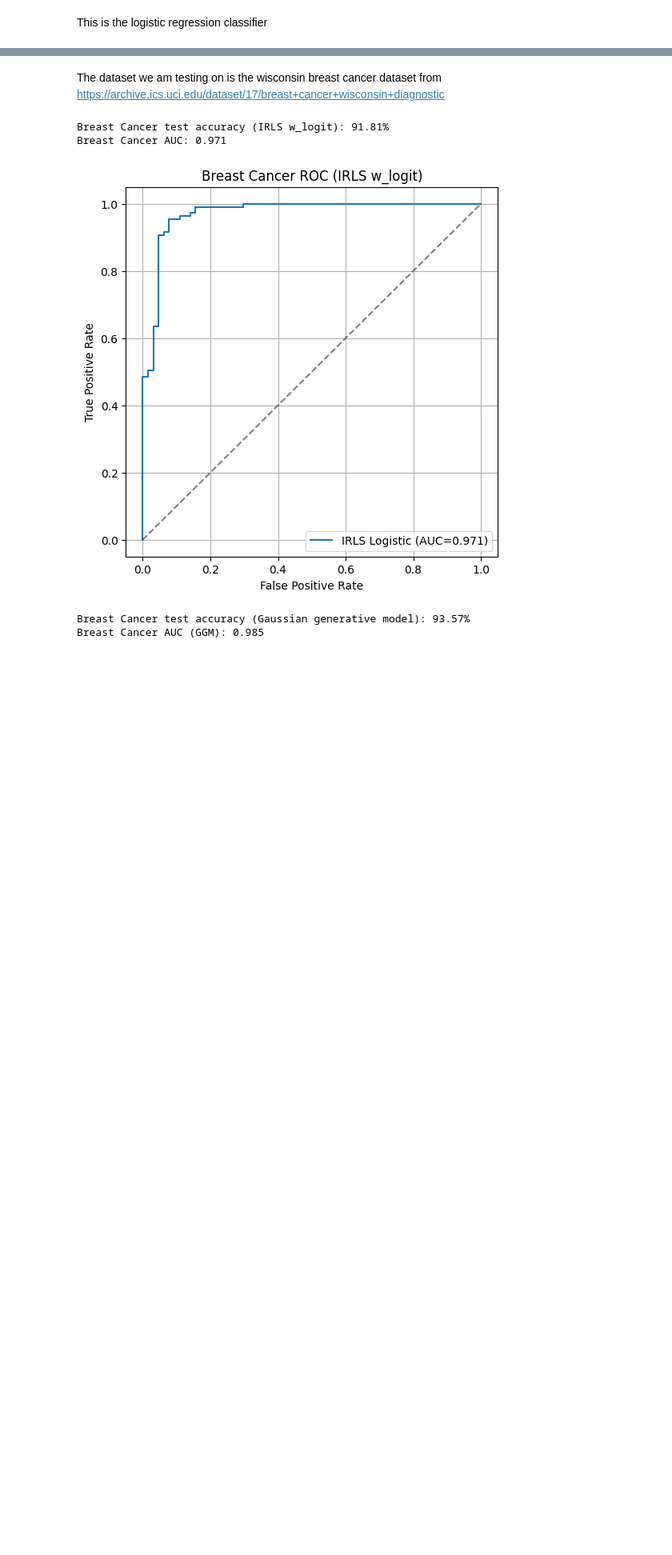
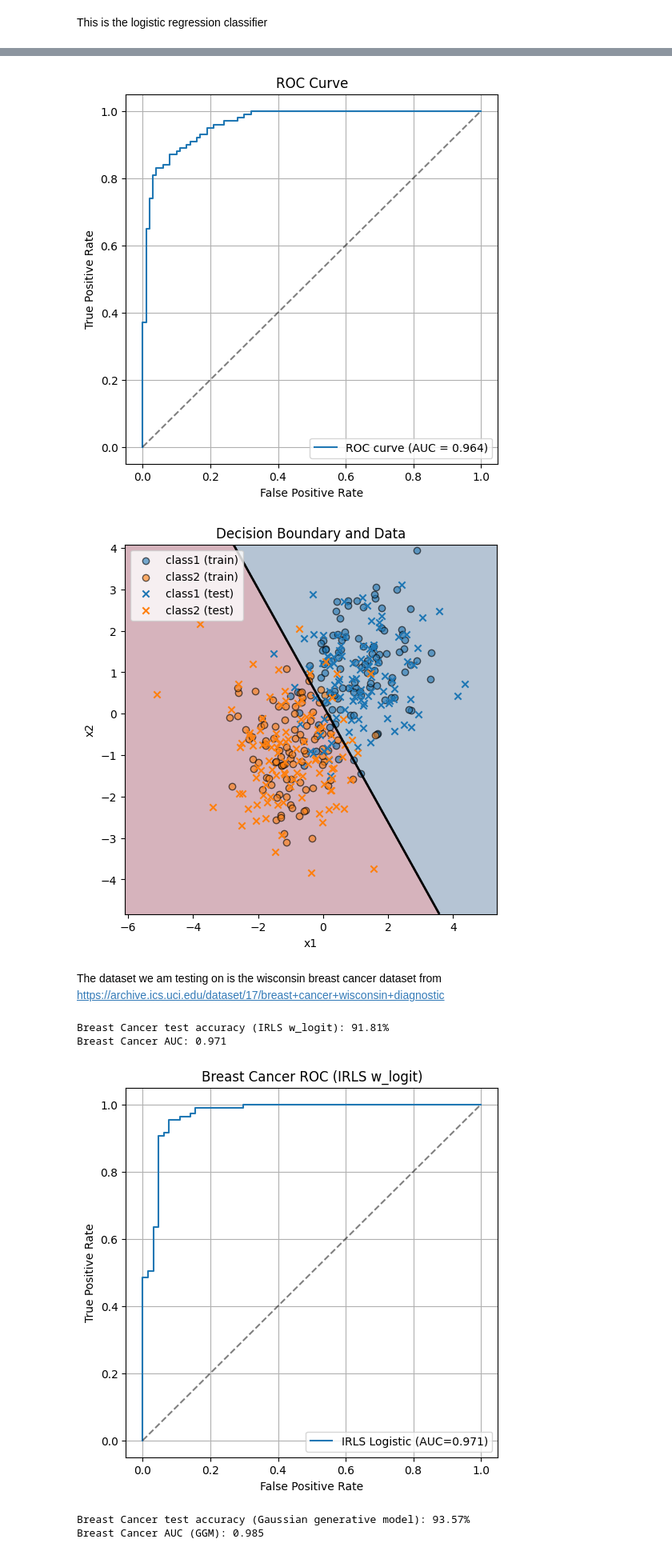
Before and after one commit to Supernova2002/ECE-474-Bayesian-Machine-Learning, a Jupyter notebook: Stekol_Khalili_project3.ipynb, the cells around one changed output, grey strips where cells are left out. Shown at 80% size. Drawn from its saved outputs; the diff is of its cells as text; code cells hidden in the pictures; blank space fills up the shorter version.

Commit message:
added in missing plot for logistic regression model

```diff
--- a/Stekol_Khalili_project3.ipynb
+++ b/Stekol_Khalili_project3.ipynb
@@ -158,3 +158,60 @@ Percent classification is 93.5 %
+# %%
+# Prepare test set and scores
+import numpy as np
+from sklearn.metrics import roc_curve, auc
+import matplotlib.pyplot as plt
+
+# X_test: N x 2, y_test: N (1 for class1, 0 for class2)
+X_test = np.vstack((class1_test, class2_test))
+y_test = np.hstack((np.ones(len(class1_test)), np.zeros(len(class2_test))))
+
+# raw scores (decision function) and probabilities
+scores = X_test @ w_logit           # shape (N,)
+probs = expit(scores)                # probabilities in (0,1)
+
+# Compute ROC
+fpr, tpr, thresholds = roc_curve(y_test, scores)  # use scores or probs
+roc_auc = auc(fpr, tpr)
+
+# Plot ROC
+plt.figure(figsize=(6,6))
+plt.plot(fpr, tpr, label=f'ROC curve (AUC = {roc_auc:.3f})')
+plt.plot([0,1], [0,1], 'k--', alpha=0.5)
+plt.xlabel('False Positive Rate')
+plt.ylabel('True Positive Rate')
+plt.title('ROC Curve')
+plt.legend(loc='lower right')
+plt.grid(True)
+plt.show()
+
+# Plot decision boundary over feature space
+h = 0.02  # mesh step size
+x_min, x_max = X_test[:,0].min() - 1, X_test[:,0].max() + 1
+y_min, y_max = X_test[:,1].min() - 1, X_test[:,1].max() + 1
+xx, yy = np.meshgrid(np.arange(x_min, x_max, h), np.arange(y_min, y_max, h))
+grid = np.c_[xx.ravel(), yy.ravel()]
+Z_scores = grid @ w + w_0
+Z = expit(Z_scores).reshape(xx.shape)
+
+plt.figure(figsize=(6,6))
+# contour at probability 0.5 -> decision boundary
+cs = plt.contour(xx, yy, Z, levels=[0.5], colors='k', linewidths=2)
+plt.contourf(xx, yy, Z, levels=20, cmap='RdBu', alpha=0.3)
+
+# scatter points
+plt.scatter(class1_samples[:,0], class1_samples[:,1], c='tab:blue', edgecolor='k', label='class1 (train)', alpha=0.6)
+plt.scatter(class2_samples[:,0], class2_samples[:,1], c='tab:orange', edgecolor='k', label='class2 (train)', alpha=0.6)
+plt.scatter(class1_test[:,0], class1_test[:,1], c='tab:blue', marker='x', label='class1 (test)')
+plt.scatter(class2_test[:,0], class2_test[:,1], c='tab:orange', marker='x', label='class2 (test)')
+
+plt.xlabel('x1')
+plt.ylabel('x2')
+plt.title('Decision Boundary and Data')
+plt.legend()
+plt.show()
+# %% [output]
+[figure, added]
+[figure, added]
 # %% [markdown]
 The dataset we am testing on is the wisconsin breast cancer dataset from https://archive.ics.uci.edu/dataset/17/breast+cancer+wisconsin+diagnostic
 # %%
```
Also changed, not shown: parts of 3 cells of this notebook, 1 other file.
